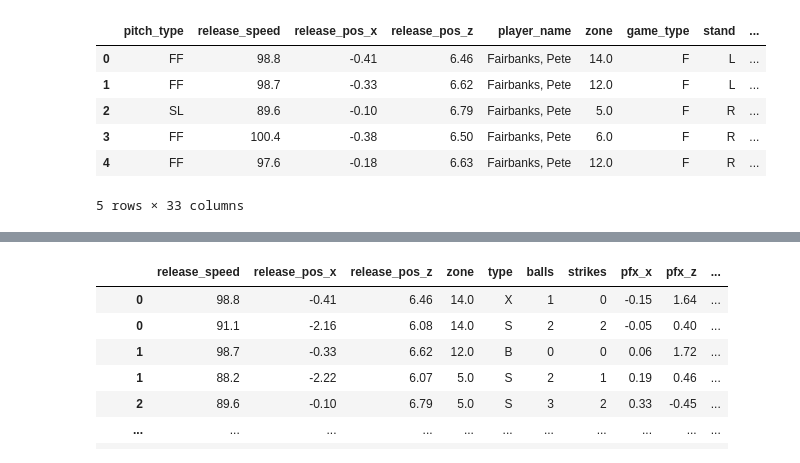
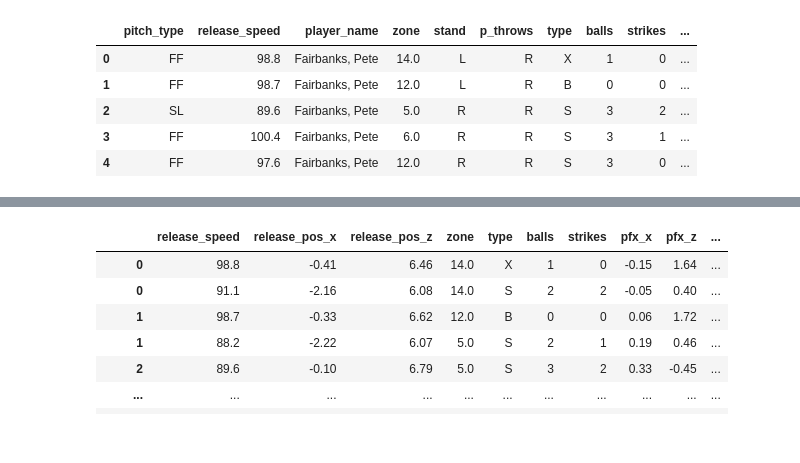
Before and after one commit to KarenMashburn/team-country-music, a Jupyter notebook: Data Cleaning.ipynb, the cells around one changed output, grey strips where cells are left out. Cells and saved outputs as stored; diff of their text form; code cells hidden in the pictures.

```diff
--- a/Data Cleaning.ipynb
+++ b/Data Cleaning.ipynb
@@ -4,22 +4,21 @@ from sklearn.preprocessing import StandardScaler,OneHotEncoder
 # %%
 # Read in Csvs
 
 df = pd.read_csv('resources/Statcast_2020.csv')
 df19 = pd.read_csv('resources/Statcast_2019.csv')
 
 # Merge years and picks columns
 
 df_merge = df.append(df19)
-df_clean = df_merge[['pitch_type','release_speed','release_pos_x','release_pos_z','player_name','zone','game_type','stand','p_throws','type','balls','strikes','pfx_x','pfx_z','plate_x','plate_z','inning','vx0','vy0','ax','ay','az','sz_top','sz_bot','effective_speed','release_spin_rate','release_extension','release_pos_y','at_bat_number','pitch_number','spin_axis','delta_home_win_exp','delta_run_exp']]
+df_clean = df_merge[['pitch_type','release_speed','player_name','zone','stand','p_throws','type','balls','strikes','inning','release_spin_rate','release_extension','pitch_number']]
 df_clean.head()
 # %% [output]
-|  | pitch_type | release_speed | release_pos_x | release_pos_z | player_name | zone | game_type | stand | ... |
-| 0 | FF | 98.8 | -0.41 | 6.46 | Fairbanks, Pete | 14.0 | F | L | ... |
-| 1 | FF | 98.7 | -0.33 | 6.62 | Fairbanks, Pete | 12.0 | F | L | ... |
-| 2 | SL | 89.6 | -0.10 | 6.79 | Fairbanks, Pete | 5.0 | F | R | ... |
-| 3 | FF | 100.4 | -0.38 | 6.50 | Fairbanks, Pete | 6.0 | F | R | ... |
-| 4 | FF | 97.6 | -0.18 | 6.63 | Fairbanks, Pete | 12.0 | F | R | ... |
+|  | pitch_type | release_speed | player_name | zone | stand | p_throws | type | balls | strikes | ... |
+| 0 | FF | 98.8 | Fairbanks, Pete | 14.0 | L | R | X | 1 | 0 | ... |
+| 1 | FF | 98.7 | Fairbanks, Pete | 12.0 | L | R | B | 0 | 0 | ... |
+| 2 | SL | 89.6 | Fairbanks, Pete | 5.0 | R | R | S | 3 | 2 | ... |
+| 3 | FF | 100.4 | Fairbanks, Pete | 6.0 | R | R | S | 3 | 1 | ... |
+| 4 | FF | 97.6 | Fairbanks, Pete | 12.0 | R | R | S | 3 | 0 | ... |
-5 rows × 33 columns
 # %%
 # Prepare pitcher data for sql
 
```
Also changed, not shown: parts of 3 cells of this notebook, 10 other files.
